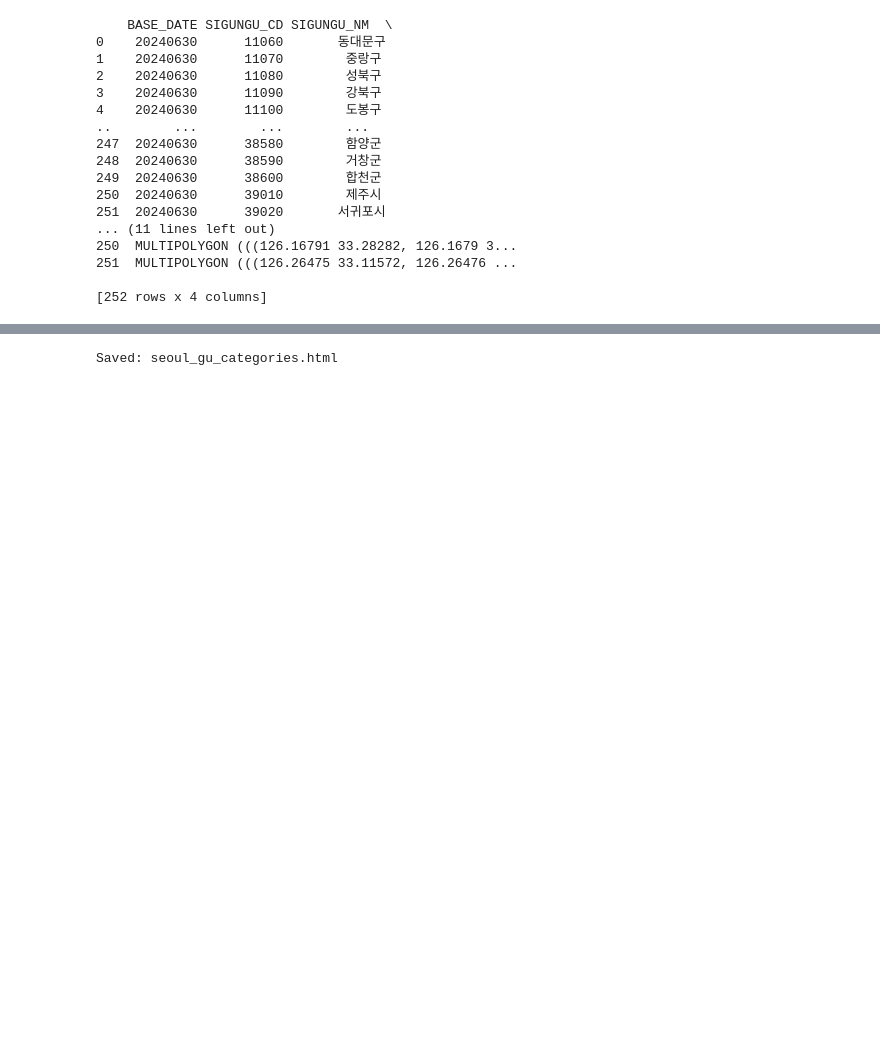
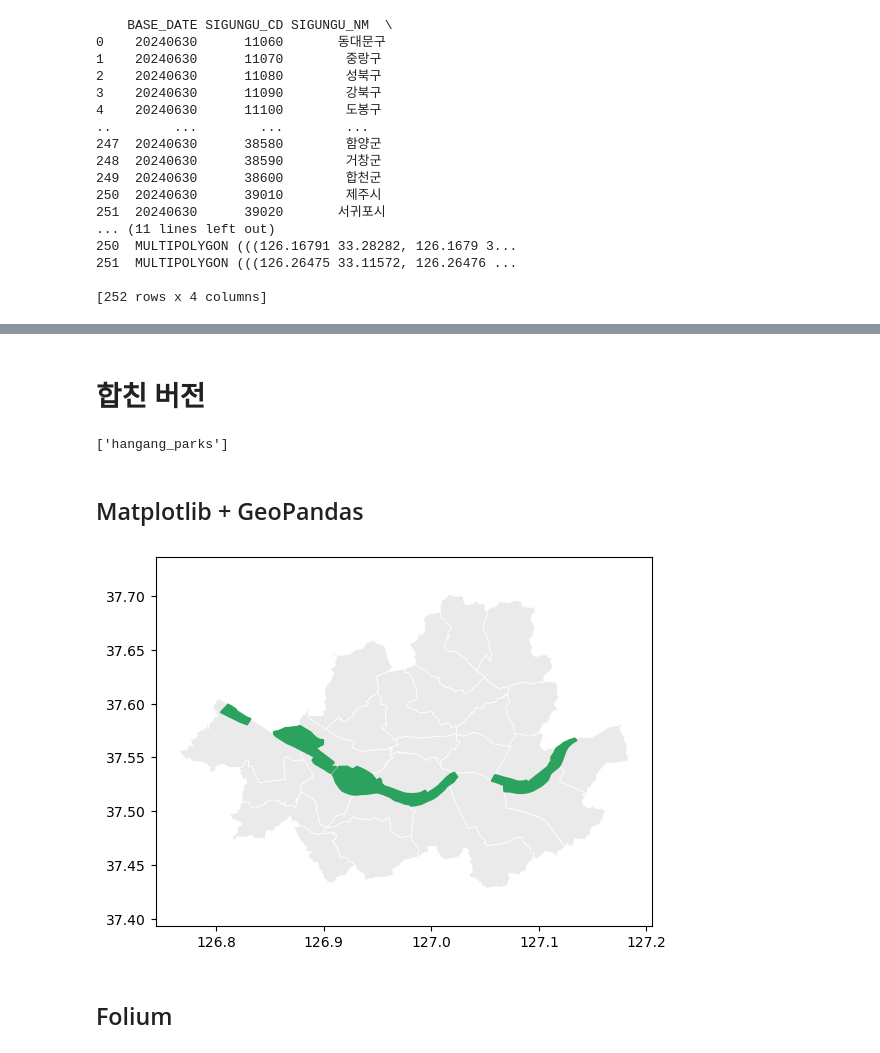
Before and after one commit to daeunpk/seoul_datahub_contest, a Jupyter notebook: map/get_geojson.ipynb, the cells around one changed output, grey strips where cells are left out. Saved outputs shown, nothing was run; the diff lists cells and outputs as text; code cells hidden in the pictures; blank space fills up the shorter version.

Commit message:
서울 행정구 경계 + 한강공원 최종 지도 작업 완료

```diff
--- a/map/get_geojson.ipynb
+++ b/map/get_geojson.ipynb
@@ -65,37 +73,52 @@ Name: geometry, Length: 252, dtype: geometry
 # %%
 import folium
-import matplotlib.pyplot as plt
-import matplotlib.colors as mcolors
+import geopandas as gpd
 
-NAME_COL = "SIGUNGU_NM"  # ← 여기를 실제 구 이름 컬럼으로 바꿔주세요
+gu = gpd.read_file("bnd_sigungu_11_2024_2Q/bnd_sigungu_11_2024_2Q.shp", encoding="cp949").to_crs(4326)
+parks = gpd.read_file("result/hangang_parks.shp").to_crs(4326)
 
-# 1) 구 이름 목록과 고정 팔레트 만들기 (tab20에서 N개 색 뽑기)
-names = sorted(gu_seoul[NAME_COL].astype(str).unique())
-cmap = plt.get_cmap("tab20", len(names))
-name2color = {n: mcolors.to_hex(cmap(i)) for i, n in enumerate(names)}
+m = folium.Map(location=[37.5665,126.9780], zoom_start=11, tiles="CartoDB positron")
 
-# 2) 지도 생성
-m = folium.Map(location=[37.5665, 126.9780], zoom_start=11, tiles="CartoDB positron")
+folium.GeoJson(
+    gu,
+    style_function=lambda f: {"fillColor":"#eeeeee","color":"#666","weight":1,"fillOpacity":0.35},
+    tooltip=folium.GeoJsonTooltip(fields=["SIGUNGU_NM","SIGUNGU_CD"], aliases=["자치구","코드"])
+).add_to(m)
 
-# 3) 구별 색칠 + 툴팁
 folium.GeoJson(
-    gu_seoul,
-    style_function=lambda f: {
-        "fillColor": name2color.get(f["properties"][NAME_COL], "#cccccc"),
-        "color": "#333333",
-        "weight": 1,
-        "fillOpacity": 0.8,
-    },
-    tooltip=folium.GeoJsonTooltip(
-        fields=[NAME_COL, "SIGUNGU_CD"],
-        aliases=["자치구", "코드"],
-        localize=True
-    ),
-    name="서울 자치구(범주색)"
+    parks,
+    name="한강공원",
+    style_function=lambda f: {"fillColor":"#2ca25f","color":"#ffffff","weight":1.2,"fillOpacity":0.85},
+    tooltip=folium.GeoJsonTooltip(fields=["park_name"], aliases=["공원"])
 ).add_to(m)
 
 folium.LayerControl(collapsed=False).add_to(m)
-m.save("seoul_gu_categories.html")
-print("Saved: seoul_gu_categories.html")
+m.save("seoul_gu_plus_parks.html")
-# %% [output]
-Saved: seoul_gu_categories.html
+# %% [markdown]
+# 합친 버전
+# %%
+import fiona
+fiona.listlayers("result/gu.gpkg")
+fiona.listlayers("result/parks.gpkg")
+# %% [output]
+['hangang_parks']
+# %% [markdown]
+## Matplotlib + GeoPandas
+# %%
+import geopandas as gpd
+import matplotlib.pyplot as plt
+
+# 각 레이어 읽기 (레이어 이름은 저장할 때 지정한 값)
+gu = gpd.read_file("result/gu.gpkg", layer="gu").to_crs(4326)
+parks = gpd.read_file("result/parks.gpkg", layer="hangang_parks").to_crs(4326)
+
+# 같은 축에 그리기
+ax = gu.plot(edgecolor="white", facecolor="#eaeaea", linewidth=0.5)
+parks.plot(ax=ax, facecolor="#2ca25f", edgecolor="#2ca25f", linewidth=1.5)
+
+plt.axis("equal")
+plt.show()
+# %% [output]
+[figure, added]
+# %% [markdown]
+## Folium
```
Also changed, not shown: parts of 4 cells of this notebook, 21 other files.
